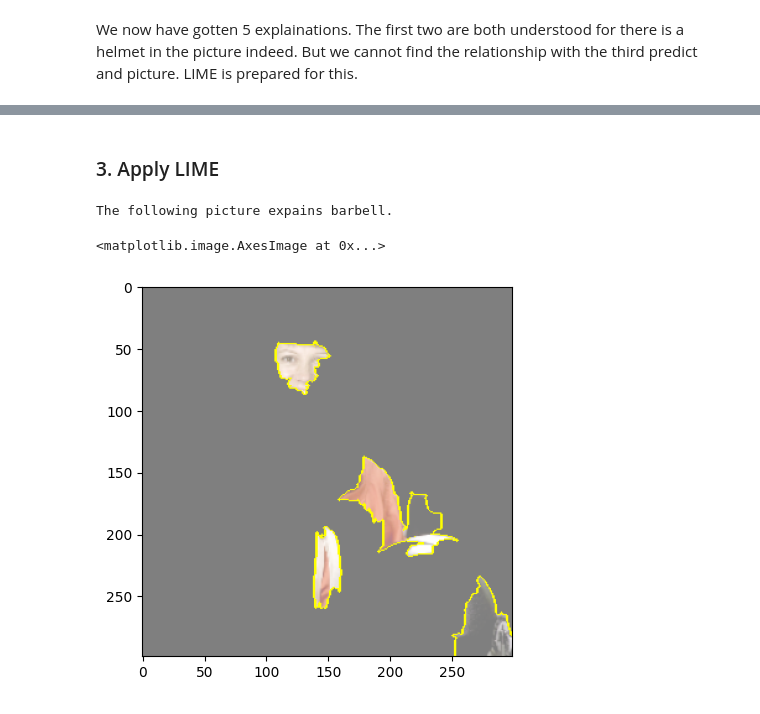
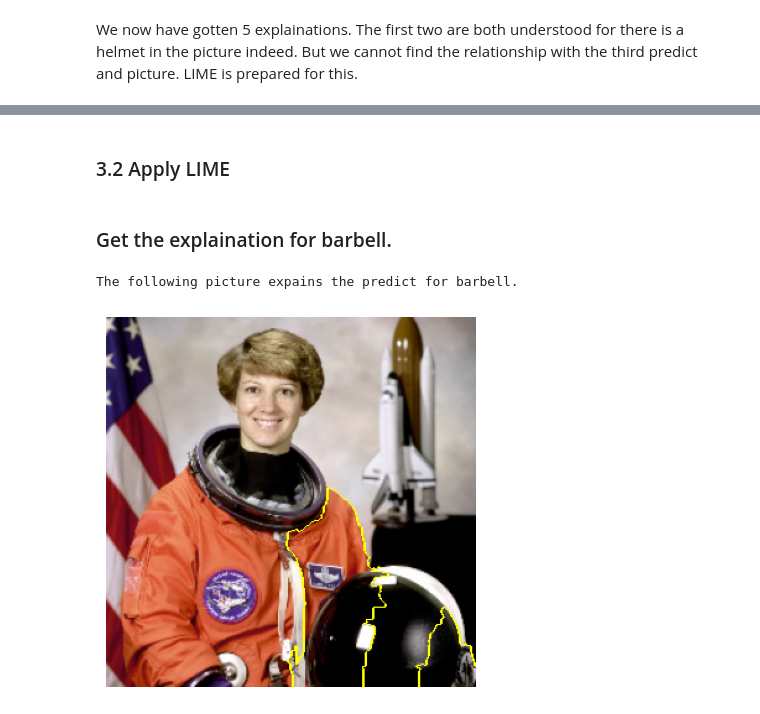
Before and after one commit to finnik74/LIME-demo, a Jupyter notebook: LIME_demo.ipynb, the cells around one changed output, grey strips where cells are left out. Cells and saved outputs as stored; diff of their text form; code cells hidden in the pictures.

Commit message:
lime-demo

```diff
--- a/LIME_demo.ipynb
+++ b/LIME_demo.ipynb
@@ -40,18 +140,24 @@ We now have gotten 5 explainations.  The first two are both understood for there
 # %% [markdown]
-### 3. Apply LIME
+### 3.2 Apply LIME
 # %%
 import lime
 from lime import lime_image
 explainer = lime_image.LimeImageExplainer()
-x=img[0].astype(np.double)
-explanation = explainer.explain_instance(x, inet_model.predict, top_labels=5, hide_color=0, num_samples=500)
+x = img[0].astype(np.double)
+explanation = explainer.explain_instance(x, inet_model.predict)
+# %% [markdown]
+### Get the explaination for barbell.
 # %%
 from skimage.segmentation import mark_boundaries
+
 index = 2
-print(f'The following picture expains {decode_predictions(preds)[0][index][1]}.')
-temp, mask = explanation.get_image_and_mask(explanation.top_labels[index], positive_only=True, num_features=5, hide_rest=True)
-plt.imshow(mark_boundaries(temp / 2 + 0.5, mask))
+
+print(f'The following picture expains the predict for {decode_predictions(preds)[0][index][1]}.')
+temp, mask = explanation.get_image_and_mask(explanation.top_labels[index])
+
+plt.imshow(mark_boundaries(temp, mask))
+plt.axis('off')
+plt.show()
 # %% [output]
-The following picture expains barbell.
+The following picture expains the predict for barbell.
-<matplotlib.image.AxesImage at 0x...>
-[figure, old version]
+[figure, new version]
```
Also changed, not shown: parts of 14 cells of this notebook, 2 other files.
